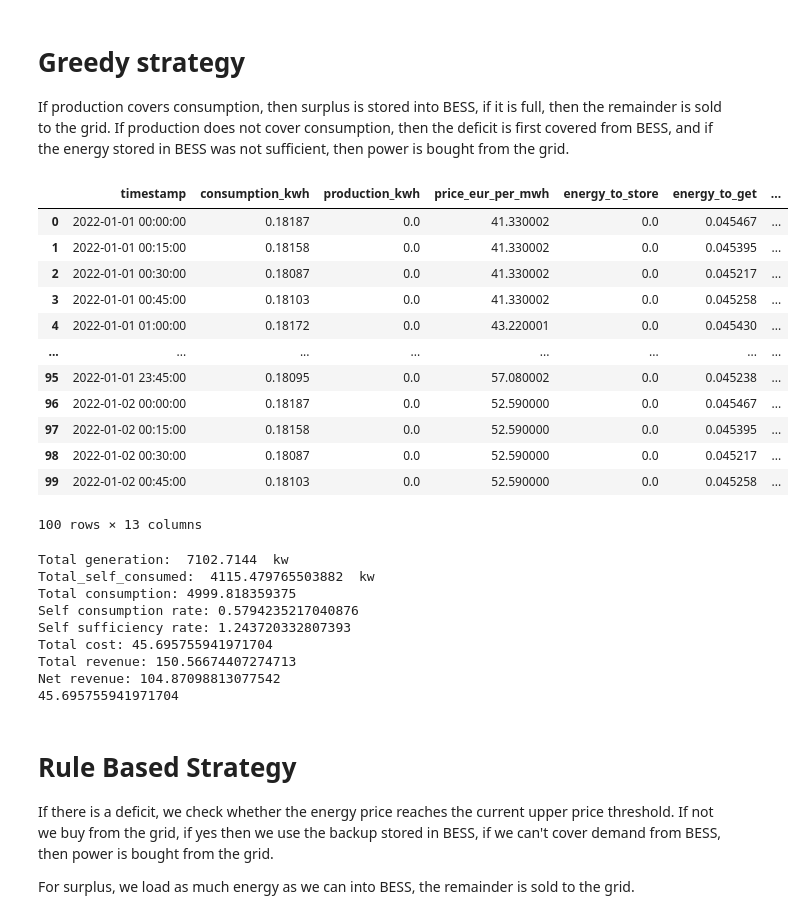
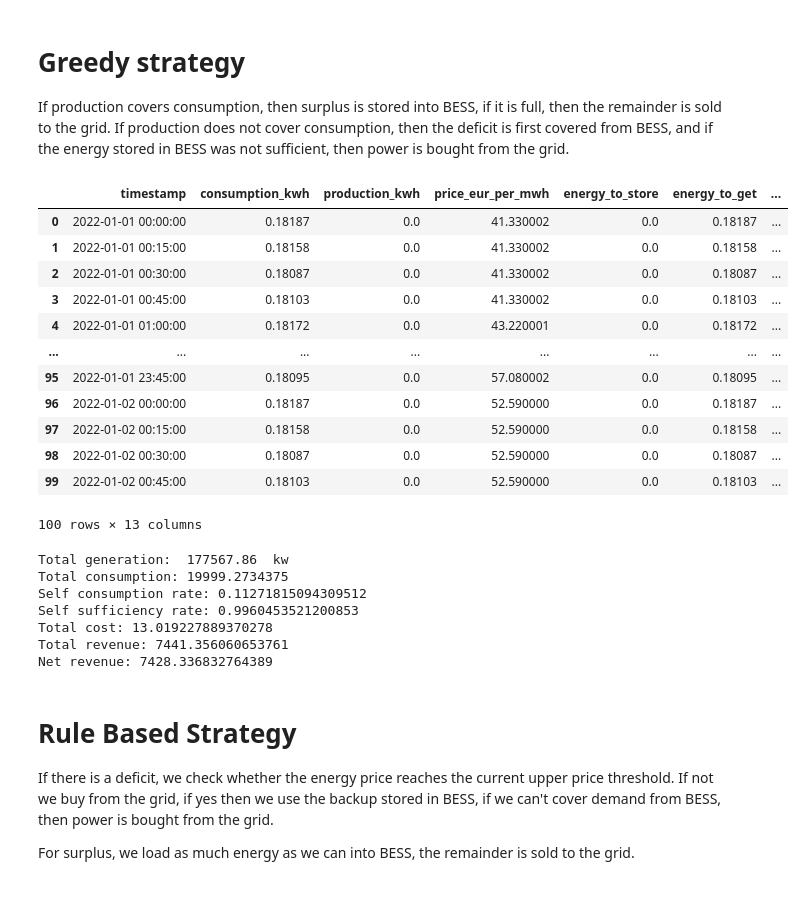
Before and after one commit to TolnaiGergo/EnergyCommunity, a Jupyter notebook: test.ipynb, the cells around one changed output. Drawn from its saved outputs; the diff is of its cells as text; code cells hidden in the pictures.

```diff
--- a/test.ipynb
+++ b/test.ipynb
@@ -354,8 +357,8 @@ Capacity_min = 0
 import numpy as np
 # calculating energy surplus and deficit from the difference of production and consumption,
 # SOC colums are added for the beggining and end of 15 minute intervals, setting default value to 0.
-basic_p = process.assign(energy_to_store = lambda x: np.where(x['production_kwh'] - x['consumption_kwh'] > 0, (x['production_kwh'] - x['consumption_kwh'])*0.25, 0),
-                       energy_to_get   = lambda x: np.where(x['consumption_kwh'] - x['production_kwh'] > 0, (x['consumption_kwh'] - x['production_kwh'])*0.25, 0),
+basic_p = process.assign(energy_to_store = lambda x: np.where(x['production_kwh'] - x['consumption_kwh'] > 0, (x['production_kwh'] - x['consumption_kwh']), 0),
+                       energy_to_get   = lambda x: np.where(x['consumption_kwh'] - x['production_kwh'] > 0, (x['consumption_kwh'] - x['production_kwh']), 0),
                        battery_charge_start = float(0.00000),
                        battery_charge_end   = float(0.00000))
 basic_p.head()
@@ -374,88 +377,85 @@ basic_p.head()
 #calculating the amount we can store of the surplus generated
 if basic_p.at[0,'energy_to_store'] > 0:
         temp = basic_p.at[0,'battery_charge_start'] + basic_p.at[0,'energy_to_store']
-        basic_p.at[0,'battery_charge_end'] = __builtins__.min(temp,basic_p.at[0,'battery_charge_start'] + Charge_rate*0.25, Capacity)
+        basic_p.at[0,'battery_charge_end'] = __builtins__.min(temp,basic_p.at[0,'battery_charge_start'] + Charge_rate, Capacity)
 
 
 #calculating how much of the deficit we can cover from our battery
 else:
-        temp = basic_p.at[0,'battery_charge_start']  - __builtins__.min(basic_p.at[i,'energy_to_get'], Discharge_rate*0.25)
+        temp = basic_p.at[0,'battery_charge_start']  - __builtins__.min(basic_p.at[0,'energy_to_get'], Discharge_rate)
         if temp > Capacity_min:
             basic_p.at[0,'battery_charge_end'] = temp
         else:
             basic_p.at[0,'battery_charge_end'] = Capacity_min
 
 for i in range(1,int(basic_p.size/8)):
     basic_p.at[i,'battery_charge_start'] = basic_p.at[i-1,'battery_charge_end']
     if basic_p.at[i,'energy_to_store'] > 0:
         temp = basic_p.at[i,'battery_charge_start'] + basic_p.at[i,'energy_to_store']
         if temp <= Capacity:
             basic_p.at[i,'battery_charge_end'] = temp
         else:
             basic_p.at[i,'battery_charge_end'] = Capacity
     else:
-        temp = basic_p.at[i,'battery_charge_start'] - __builtins__.min(basic_p.at[i,'energy_to_get'], Discharge_rate*0.25)
+        temp = basic_p.at[i,'battery_charge_start'] - __builtins__.min(basic_p.at[i,'energy_to_get'], Discharge_rate)
         if temp > Capacity_min:
             basic_p.at[i,'battery_charge_end'] = temp
         else:
             basic_p.at[i,'battery_charge_end'] = Capacity_min
 #basic_p.tail(10)
 
 # from the data previously calculated, we determine how much energy we used from our own storage and from the grid,
 # furthermore how much energy we feed our system or the grid.
 # last we calculate the energy price and the revenue.
 basic_p = basic_p.assign(taking_from_battery = lambda x: np.where(x['battery_charge_start'] - x['battery_charge_end'] > 0, x['battery_charge_start'] - x['battery_charge_end'], 0),
                        feeding_battery   = lambda x: np.where(x['battery_charge_end'] - x['battery_charge_start'] > 0, x['battery_charge_end'] - x['battery_charge_start'], 0),
                        taking_from_grid  = lambda x: x['energy_to_get']-x['taking_from_battery'],
                        feeding_grid      = lambda x: x['energy_to_store']-x['feeding_battery'],
                        price             = lambda x: (x['taking_from_grid']*x['price_eur_per_mwh']-x['feeding_grid']*x['price_eur_per_mwh'])*0.00025)
 
 basic_p.head(100)
 # %% [output]
 |  | timestamp | consumption_kwh | production_kwh | price_eur_per_mwh | energy_to_store | energy_to_get | ... |
-| 0 | 2022-01-01 00:00:00 | 0.18187 | 0.0 | 41.330002 | 0.0 | 0.045467 | ... |
-| 1 | 2022-01-01 00:15:00 | 0.18158 | 0.0 | 41.330002 | 0.0 | 0.045395 | ... |
-| 2 | 2022-01-01 00:30:00 | 0.18087 | 0.0 | 41.330002 | 0.0 | 0.045217 | ... |
-| 3 | 2022-01-01 00:45:00 | 0.18103 | 0.0 | 41.330002 | 0.0 | 0.045258 | ... |
-| 4 | 2022-01-01 01:00:00 | 0.18172 | 0.0 | 43.220001 | 0.0 | 0.045430 | ... |
+| 0 | 2022-01-01 00:00:00 | 0.18187 | 0.0 | 41.330002 | 0.0 | 0.18187 | ... |
+| 1 | 2022-01-01 00:15:00 | 0.18158 | 0.0 | 41.330002 | 0.0 | 0.18158 | ... |
+| 2 | 2022-01-01 00:30:00 | 0.18087 | 0.0 | 41.330002 | 0.0 | 0.18087 | ... |
+| 3 | 2022-01-01 00:45:00 | 0.18103 | 0.0 | 41.330002 | 0.0 | 0.18103 | ... |
+| 4 | 2022-01-01 01:00:00 | 0.18172 | 0.0 | 43.220001 | 0.0 | 0.18172 | ... |
 | ... | ... | ... | ... | ... | ... | ... | ... |
-| 95 | 2022-01-01 23:45:00 | 0.18095 | 0.0 | 57.080002 | 0.0 | 0.045238 | ... |
-| 96 | 2022-01-02 00:00:00 | 0.18187 | 0.0 | 52.590000 | 0.0 | 0.045467 | ... |
-| 97 | 2022-01-02 00:15:00 | 0.18158 | 0.0 | 52.590000 | 0.0 | 0.045395 | ... |
-| 98 | 2022-01-02 00:30:00 | 0.18087 | 0.0 | 52.590000 | 0.0 | 0.045217 | ... |
-| 99 | 2022-01-02 00:45:00 | 0.18103 | 0.0 | 52.590000 | 0.0 | 0.045258 | ... |
+| 95 | 2022-01-01 23:45:00 | 0.18095 | 0.0 | 57.080002 | 0.0 | 0.18095 | ... |
+| 96 | 2022-01-02 00:00:00 | 0.18187 | 0.0 | 52.590000 | 0.0 | 0.18187 | ... |
+| 97 | 2022-01-02 00:15:00 | 0.18158 | 0.0 | 52.590000 | 0.0 | 0.18158 | ... |
+| 98 | 2022-01-02 00:30:00 | 0.18087 | 0.0 | 52.590000 | 0.0 | 0.18087 | ... |
+| 99 | 2022-01-02 00:45:00 | 0.18103 | 0.0 | 52.590000 | 0.0 | 0.18103 | ... |
 100 rows × 13 columns
 # %%
-simple_total_generation = basic_p.assign(generation = lambda x: x['production_kwh']*0.25)['generation'].sum()
-simple_total_self_consumption = basic_p.assign(self_consumed = lambda x: x['production_kwh']*0.25 -x['feeding_grid'])['self_consumed'].sum()
-simple_self_consumption_rate = simple_total_self_consumption/simple_total_generation
+simple_total_generation = basic_p.assign(generation = lambda x: x['production_kwh'])['generation'].sum()
+simple_total_export = basic_p["feeding_grid"].sum()
+simple_self_consumption_rate = 1 - simple_total_export/simple_total_generation
 
-simple_total_consumption = basic_p.assign(consumption = lambda x: x['consumption_kwh']*0.25)['consumption'].sum()
-simple_total_self_sufficiency = basic_p.assign(self_sufficiency = lambda x: x['production_kwh']*0.25 -x['taking_from_grid'])['self_sufficiency'].sum()
-simple_self_sufficiency_rate = simple_total_self_sufficiency/simple_total_consumption
+simple_total_consumption = basic_p.assign(consumption = lambda x: x['consumption_kwh'])['consumption'].sum()
+simple_total_import = basic_p['taking_from_grid'].sum()
+simple_self_sufficiency_rate = 1 - simple_total_import/simple_total_consumption
 
 simple_total_cost = basic_p[basic_p['price']>0]['price'].sum()
 simple_total_revenue = basic_p[basic_p['price']<0]['price'].sum()*(-1)
 simple_net_revenue = basic_p['price'].sum()*(-1)
 
 print("Total generation: ",simple_total_generation, " kw")
-print("Total_self_consumed: ", simple_total_self_consumed, " kw")
 print(f"Total consumption: {simple_total_consumption}")
 print(f"Self consumption rate: {simple_self_consumption_rate}")
 print(f"Self sufficiency rate: {simple_self_sufficiency_rate}")
 print(f"Total cost: {simple_total_cost}")
 print(f"Total revenue: {simple_total_revenue}")
-print(f"Net revenue: {simple_net_revenue}")4r
+print(f"Net revenue: {simple_net_revenue}")
 # %% [output]
-Total generation:  7102.7144  kw
-Total_self_consumed:  4115.479765503882  kw
-Total consumption: 4999.818359375
-Self consumption rate: 0.5794235217040876
-Self sufficiency rate: 1.243720332807393
-Total cost: 45.695755941971704
-Total revenue: 150.56674407274713
-Net revenue: 104.87098813077542
-45.695755941971704
+Total generation:  177567.86  kw
+Total consumption: 19999.2734375
+Self consumption rate: 0.11271815094309512
+Self sufficiency rate: 0.9960453521200853
+Total cost: 13.019227889370278
+Total revenue: 7441.356060653761
+Net revenue: 7428.336832764389
 # %% [markdown]
 # Rule Based Strategy
 
```
Also changed, not shown: parts of 7 cells of this notebook.
